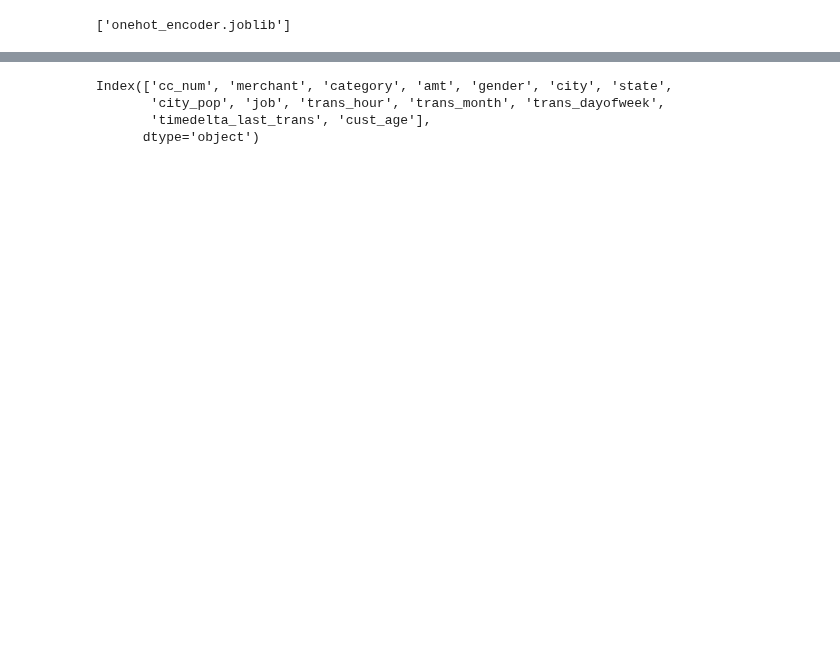
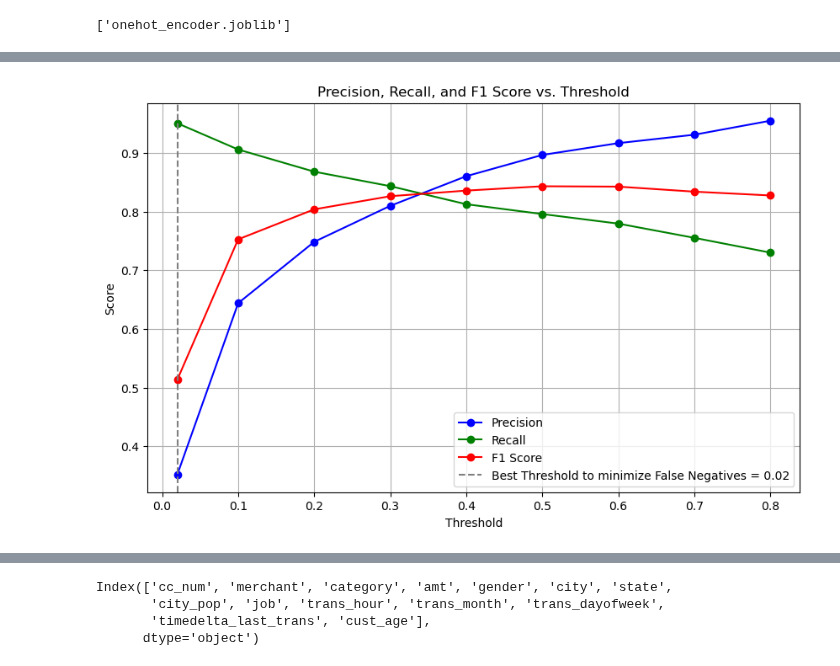
Before and after one commit to thanhdcng/detect-fraudulent-credit-card-transactions, a Jupyter notebook: notebooks/Final model- with 20 best features.ipynb, the cells around one changed output, grey strips where cells are left out. Drawn from its saved outputs; the diff is of its cells as text; code cells hidden in the pictures; blank space fills up the shorter version.

```diff
--- a/notebooks/Final model- with 20 best features.ipynb
+++ b/notebooks/Final model- with 20 best features.ipynb
@@ -333,0 +352,82 @@ metrics_df
+# %%
+# Import necessary libraries
+from sklearn.metrics import precision_score, recall_score, f1_score, accuracy_score, roc_auc_score, average_precision_score, confusion_matrix
+import matplotlib.pyplot as plt
+import numpy as np
+import pandas as pd
+
+# Make predictions on the unseen data with the best estimator
+y_unseen_pred_proba = xgb_model.predict_proba(X_unseen_rfe)[:, 1]
+
+# Define the range of thresholds including 0.02
+thresholds = np.append(np.arange(0.1, 0.9, 0.1), 0.02)
+thresholds = np.sort(thresholds)  # Ensure thresholds are sorted
+
+# Initialize lists to store the metrics
+metrics_list = []
+
+# Define the costs
+fp_cost = 10
+fn_cost = 100
+tp_savings = 100
+
+for threshold in thresholds:
+    # Apply the threshold to the predictions
+    y_pred = (y_unseen_pred_proba >= threshold).astype(int)
+
+    # Calculate the metrics
+    precision = precision_score(y_unseen, y_pred)
+    recall = recall_score(y_unseen, y_pred)
+    f1 = f1_score(y_unseen, y_pred)
+    accuracy = accuracy_score(y_unseen, y_pred)
+    roc_auc = roc_auc_score(y_unseen, y_unseen_pred_proba)  # This does not change with the threshold
+    pr_auc = average_precision_score(y_unseen, y_unseen_pred_proba)  # This does not change with the threshold
+
+    # Confusion matrix values
+    tn, fp, fn, tp = confusion_matrix(y_unseen, y_pred).ravel()
+
+    # Calculate costs and savings
+    total_savings = tp * tp_savings
+    cost_of_operation = (fp * fp_cost) + (fn * fn_cost)
+    net_savings = total_savings - cost_of_operation
+
+    # Append the metrics to the list
+    metrics_list.append({
+        'Threshold': threshold,
+        'Precision': precision,
+        'Recall': recall,
+        'F1 Score': f1,
+        'Accuracy': accuracy,
+        'ROC AUC': roc_auc,
+        'PR AUC': pr_auc,
+        'True Positives (TP)': tp,
+        'False Positives (FP)': fp,
+        'True Negatives (TN)': tn,
+        'False Negatives (FN)': fn,
+        'Total Savings ($)': total_savings,
+        'Cost of Operation ($)': cost_of_operation,
+        'Net Savings ($)': net_savings
+    })
+
+# Convert the metrics list to a DataFrame for better visualization
+metrics_df = pd.DataFrame(metrics_list)
+
+# Display the table
+print(metrics_df)
+
+# Plot the metrics vs. Threshold
+plt.figure(figsize=(10, 6))
+plt.plot(metrics_df['Threshold'], metrics_df['Precision'], marker='o', label='Precision', color='blue')
+plt.plot(metrics_df['Threshold'], metrics_df['Recall'], marker='o', label='Recall', color='green')
+plt.plot(metrics_df['Threshold'], metrics_df['F1 Score'], marker='o', label='F1 Score', color='red')
+plt.axvline(x=0.02, color='gray', linestyle='--', label='Best Threshold to minimize False Negatives = 0.02')
+plt.xlabel('Threshold')
+plt.ylabel('Score')
+plt.title('Precision, Recall, and F1 Score vs. Threshold')
+plt.legend()
+plt.grid()
+plt.show()
+
+# Print the metrics DataFrame
+metrics_df
+# %% [output]
@@ -333,0 +451 @@ metrics_df
+[figure, added]
```
Also changed, not shown: parts of 38 cells of this notebook, 4 other files.
